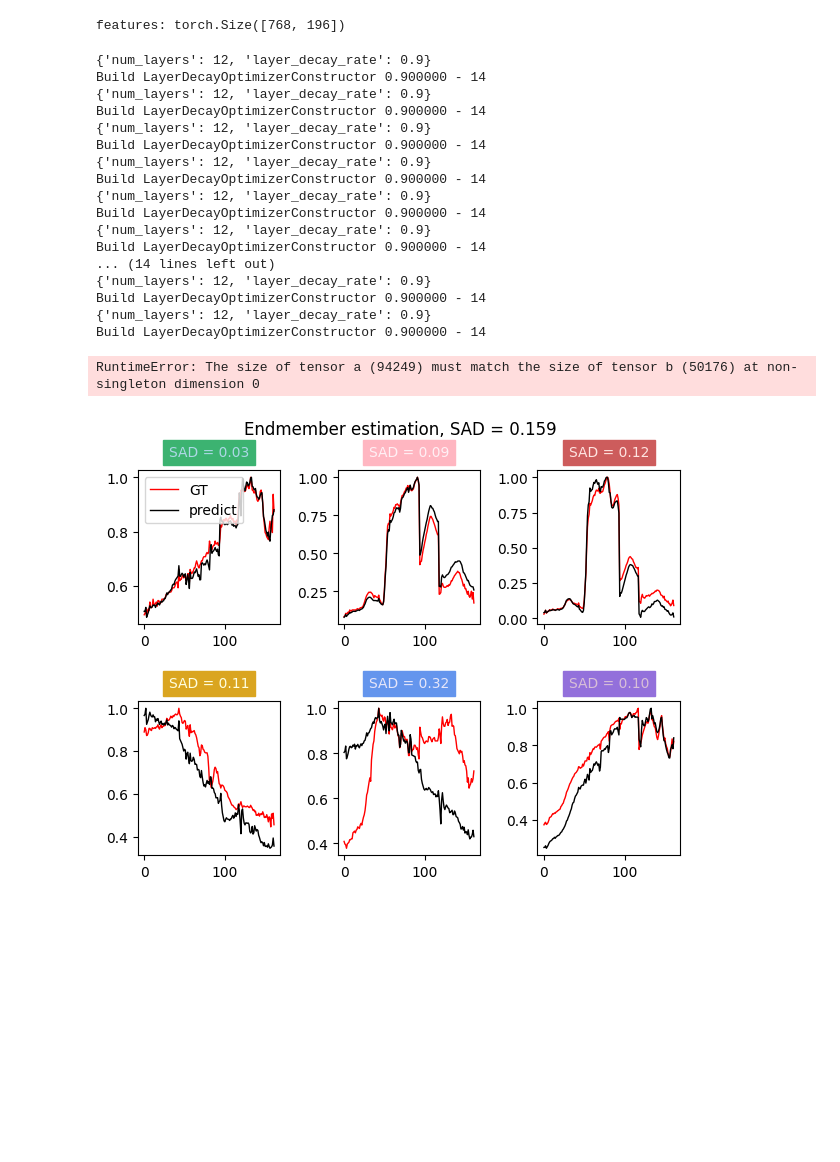
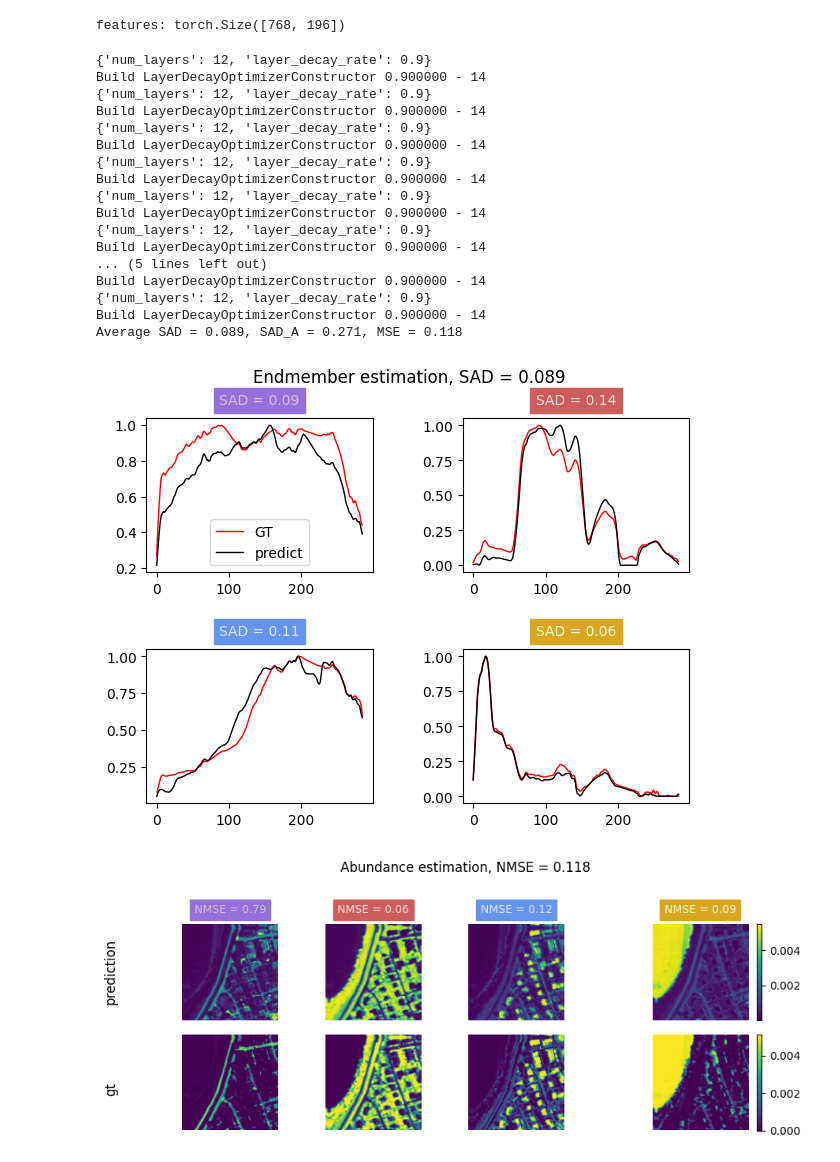
Before and after one commit to edabier/SS-HSU_benchmark, a Jupyter notebook: fm_unmixing.ipynb, the cells around one changed output. Drawn from its saved outputs; the diff is of its cells as text; code cells hidden in the pictures; blank space fills up the shorter version.

```diff
--- a/fm_unmixing.ipynb
+++ b/fm_unmixing.ipynb
@@ -38,7 +38,7 @@ else:
 # %% [output]
 Using device: cuda:0
 # %%
-dataset = "urban"
+dataset = "apex"
 data = io.loadmat(f"datasets/{dataset}.mat")
 Y_flat = torch.tensor(data["Y"], dtype=torch.float)
 A_flat = torch.tensor(data["A"], dtype=torch.float)
@@ -51,7 +51,11 @@ H = Y_init.shape[-1]
 Y_init = Y_init.unsqueeze(0)
 A_init = A_init.unsqueeze(0)
 
-with open(f"{global_path}/SS-HSU_benchmark/datasets/{dataset}_wavelength.txt", "r") as file:
+if dataset == "urban4":
+    wavelengths_path = f"{global_path}/SS-HSU_benchmark/datasets/urban_wavelength.txt"
+else:
+    wavelengths_path = f"{global_path}/SS-HSU_benchmark/datasets/{dataset}_wavelength.txt"
+with open(wavelengths_path, "r") as file:
     lines = file.readlines()
     wavelengths = [float(line.strip()) for line in lines if line.strip()]
 # %%
@@ -75,18 +79,18 @@ optim_wrapper = dict(
     constructor='LayerDecayOptimizerConstructor_ViT',
     paramwise_cfg=dict(num_layers=12, layer_decay_rate=0.9))
 
-n_xp = 15
+n_xp = 10
 E_hats, A_hats = torch.zeros(n_xp, B, c), torch.zeros(n_xp, c, new_H, new_H)
 
 for n in range(n_xp):
 
     model = rsfm.Unmixing_from_features(D=D, alpha=alpha, H=new_H, B=B, c=c, n_features=n_features, use_cls=False, is_cnnaeu=False)
-    compiled_model = torch.compile(model)
-    compiled_model.apply(model.weights_init)
-    compiled_model = models.init_decoder_weights(compiled_model, Y_init/Y_init.max(), c, is_unmixer=True, normalize=False)
+    # model = torch.compile(model)
+    model.apply(model.weights_init)
+    model = models.init_decoder_weights(model, Y_init/Y_init.max(), c, is_unmixer=True, normalize=False)
 
-    compiled_model = compiled_model.to(dev)
-    optimizer = build_optim_wrapper(compiled_model, optim_wrapper)
+    model = model.to(dev)
+    optimizer = build_optim_wrapper(model, optim_wrapper)
 
     for epoch in range(epochs):
 
@@ -100,51 +104,59 @@ for n in range(n_xp):
             optimizer.zero_grad()
 
             Y, features = rsfm.extract_f(fm, Y, new_H, wavelengths, use_cls=False)
-            E_hat, A_hat, Y_hat = compiled_model(features)
+
+            Y = F.pad(Y, pad=(8,8,8,8), mode='reflect')
+            Y = Y[:, :, :new_H, :new_H]
+
+            E_hat, A_hat, Y_hat = model(features)
             W_ab, W_mse, W_tv_e, W_tv_a, W_e = 0.6, 0.09, 3e-5, 0, 0
-            loss, loss_sad, loss_ab, loss_tv_e, loss_tv_a, loss_mse, loss_norm_e = compiled_model.loss(Y, Y_hat, A_hat, E_hat, 1, W_ab, W_tv_e, W_tv_a, W_mse, W_e)
+            loss, loss_sad, loss_ab, loss_tv_e, loss_tv_a, loss_mse, loss_norm_e = model.loss(Y, Y_hat, A_hat, E_hat, 1, W_ab, W_tv_e, W_tv_a, W_mse, W_e)
 
             loss.backward()
-            nn.utils.clip_grad_norm_(compiled_model.parameters(), max_norm=10, norm_type=1)
+            nn.utils.clip_grad_norm_(model.parameters(), max_norm=10, norm_type=1)
             optimizer.step()
 
-            if hasattr(compiled_model, 'decoder'):
+            if hasattr(model, 'decoder'):
                 with torch.no_grad():
                     constraints = models.weightConstraint()
-                    compiled_model.decoder.apply(constraints)
+                    model.decoder.apply(constraints)
 
             # del E_hat, A_hat, Y_hat, features1
 
-    compiled_model.eval()
+    model.eval()
 
     with torch.no_grad():
         _,A_init, features = rsfm.extract_f(fm, Y, new_H, wavelengths, A,use_cls=False)
-        E_hat, A_hat, _ = compiled_model(features)
+        E_hat, A_hat, _ = model(features)
 
     E_hats[n] = E_hat
     A_hats[n] = A_hat.squeeze(0)
 
 E_hat_m = torch.mean(E_hats, dim=0)
 A_hat_m = torch.mean(A_hats, dim=0)
+
+A_init = F.pad(A_init, pad=(8,8,8,8), mode='reflect')
+A_init = A_init[:, :, :new_H, :new_H]
+
 sad, sad_a, mse = plots.compute_metrics_and_plot(E_hat_m, A_hat_m, A_init, E, normalize_E=True, normalize_A=True, return_results=True)
 print(f"Average SAD = {format(sad, '.3f')}, SAD_A = {format(sad_a, '.3f')}, MSE = {format(mse, '.3f')}")
 # %% [output]
 {'num_layers': 12, 'layer_decay_rate': 0.9}
 Build LayerDecayOptimizerConstructor 0.900000 - 14
 {'num_layers': 12, 'layer_decay_rate': 0.9}
 Build LayerDecayOptimizerConstructor 0.900000 - 14
 {'num_layers': 12, 'layer_decay_rate': 0.9}
 Build LayerDecayOptimizerConstructor 0.900000 - 14
 {'num_layers': 12, 'layer_decay_rate': 0.9}
 Build LayerDecayOptimizerConstructor 0.900000 - 14
 {'num_layers': 12, 'layer_decay_rate': 0.9}
 Build LayerDecayOptimizerConstructor 0.900000 - 14
 {'num_layers': 12, 'layer_decay_rate': 0.9}
 Build LayerDecayOptimizerConstructor 0.900000 - 14
-... (14 lines left out)
-{'num_layers': 12, 'layer_decay_rate': 0.9}
+... (5 lines left out)
 Build LayerDecayOptimizerConstructor 0.900000 - 14
 {'num_layers': 12, 'layer_decay_rate': 0.9}
 Build LayerDecayOptimizerConstructor 0.900000 - 14
+Average SAD = 0.089, SAD_A = 0.271, MSE = 0.118
-RuntimeError: The size of tensor a (94249) must match the size of tensor b (50176) at non-singleton dimension 0
-[figure, old version]
+[figure, new version]
+[figure, added]
```
Also changed, not shown: 12 other files.
